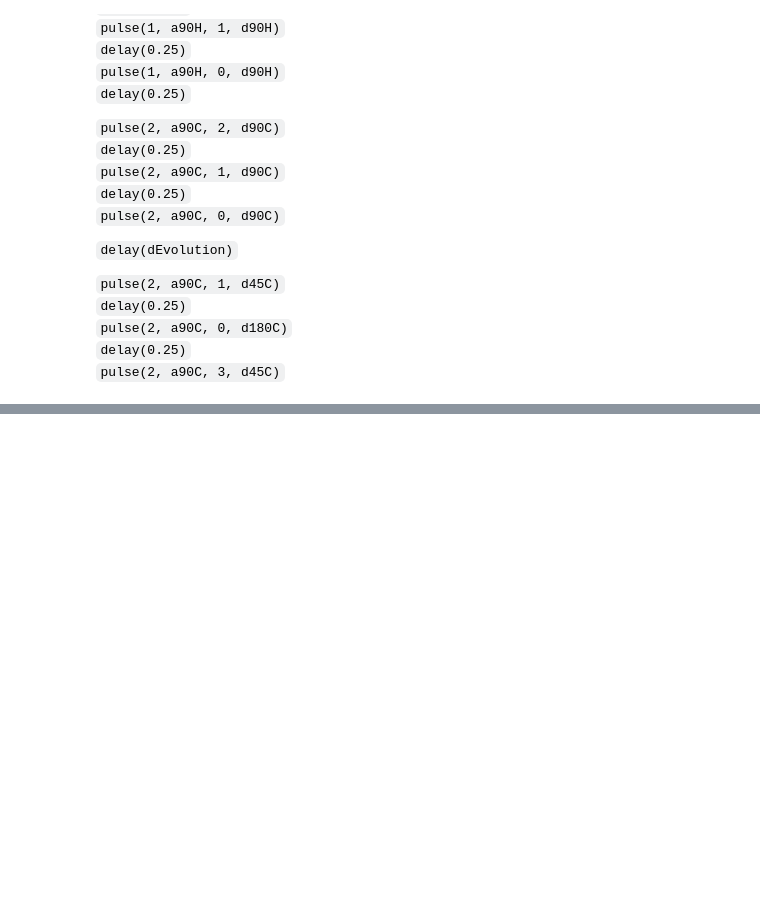
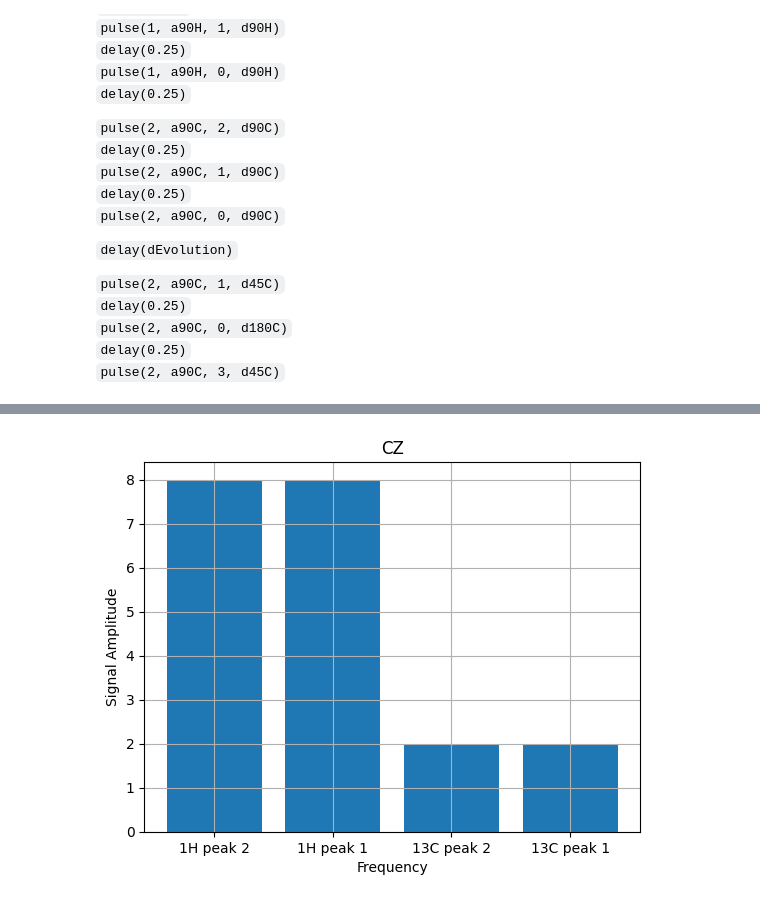
Before and after one commit to sarahstrong0/nmr_lab3, a Jupyter notebook: prelab4.ipynb, the cells around one changed output, grey strips where cells are left out. Saved outputs shown, nothing was run; the diff lists cells and outputs as text; code cells hidden in the pictures; blank space fills up the shorter version.

```diff
--- a/prelab4.ipynb
+++ b/prelab4.ipynb
@@ -163,7 +178,8 @@ Composite Sz pulse on NMR:\
 `delay(0.25)`\
 `pulse(2, a90C, 2, d90C)`
 # %%
-def CZ_operator():
-    Iz = Ix(np.pi/2) * Iy(np.pi/2) * Ix(-np.pi/2)
-    Sz = Sx(np.pi/2) * Sy(np.pi/2) * Sx(-np.pi/2)
-    return  Iz * Sz * IzSz(-np.pi) # what we can implement on NMR
+def CZ_operator(NMR=True):
+    if NMR:
+        return Iz_composite(np.pi/2) * Sz_composite(np.pi/2) * IzSz(-np.pi)
+    else:
+        return Iz(np.pi/2) * Sz(np.pi/2) * IzSz(-np.pi)
@@ -245,0 +290,4 @@ def plot_spectra(rho, gate):
+# %%
+plot_spectra(rho, CZ_operator(), "CZ")
+# %% [output]
+[figure, added]
```
Also changed, not shown: parts of 16 cells of this notebook.
